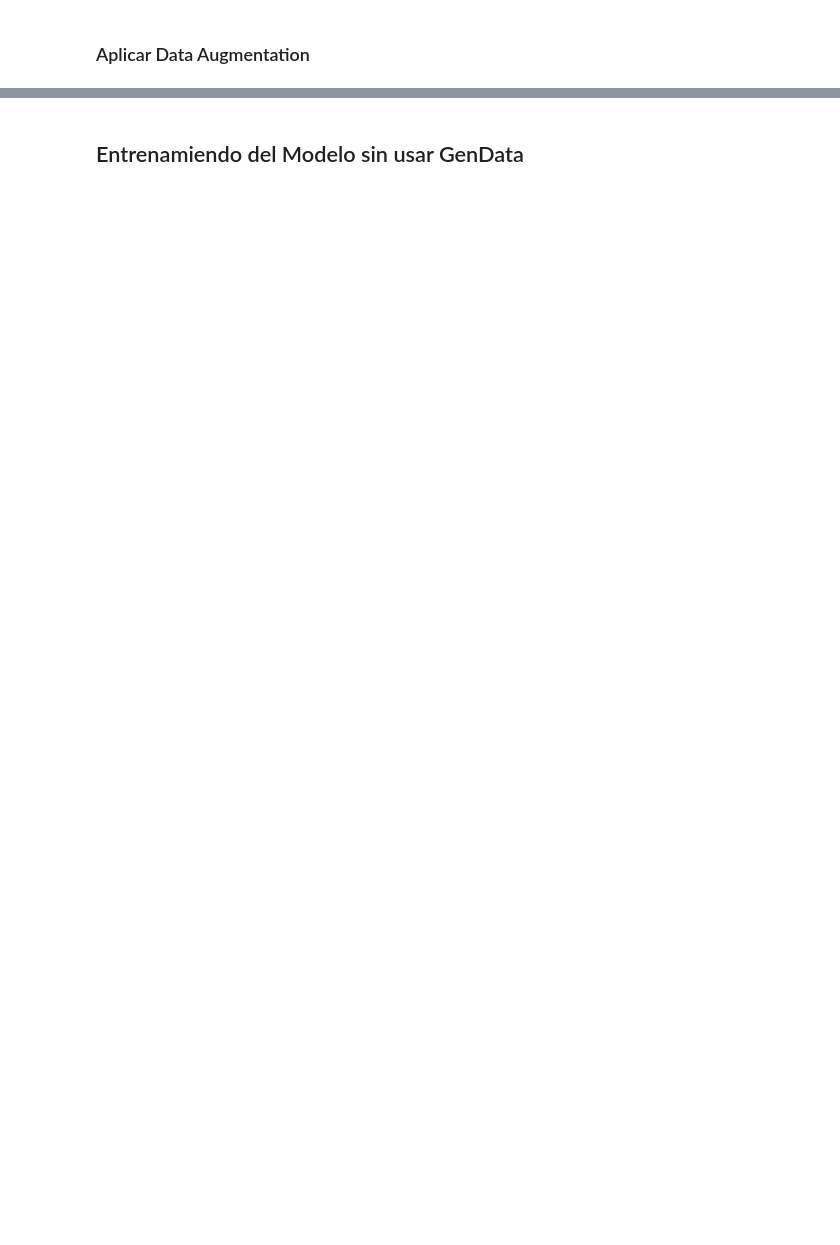
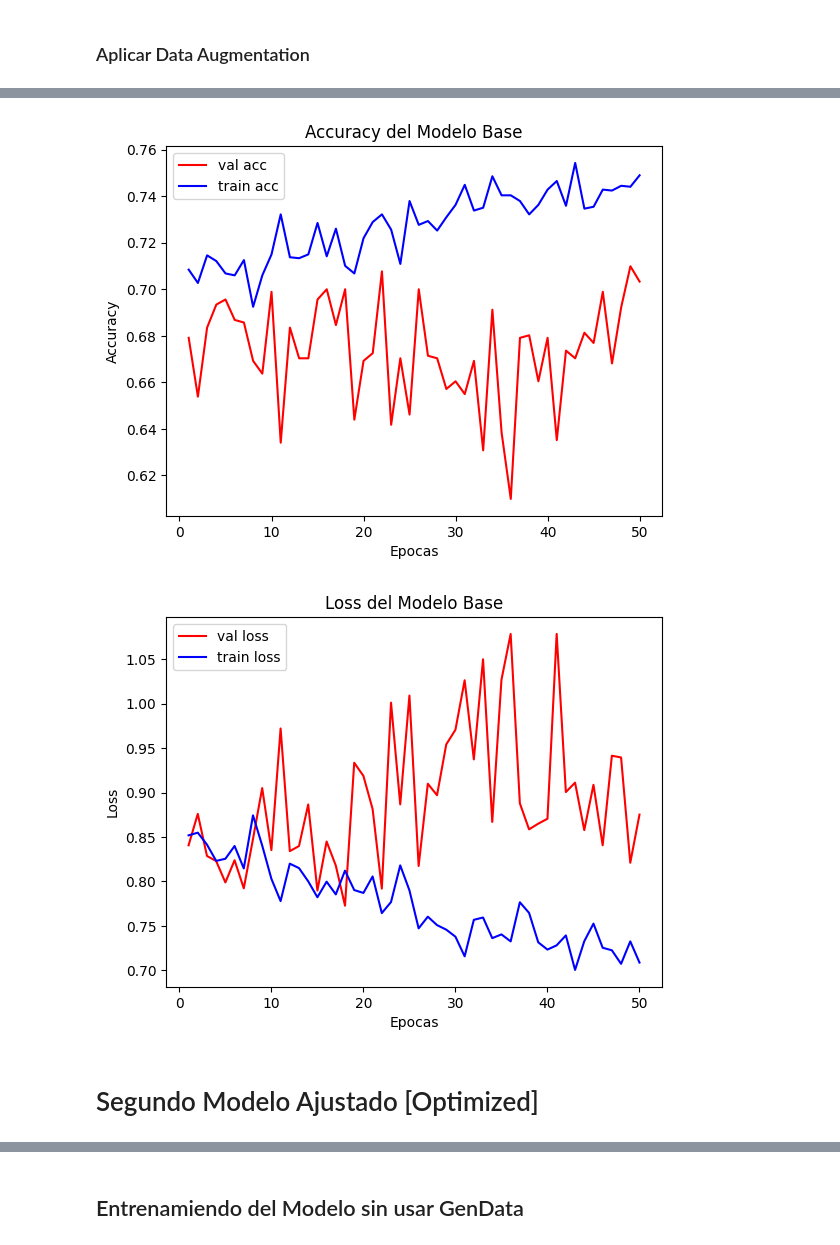
Before and after one commit to jorgeCastro-CVJJ/CarClassification-ML, a Jupyter notebook: Avance2ModeloAI_Carros_A01707735.ipynb, the cells around one changed output, grey strips where cells are left out. Cells and saved outputs as stored; diff of their text form; code cells hidden in the pictures; blank space fills up the shorter version.

```diff
--- a/Avance2ModeloAI_Carros_A01707735.ipynb
+++ b/Avance2ModeloAI_Carros_A01707735.ipynb
@@ -356,3 +390,47 @@ Found 813 images belonging to 7 classes.
+# %%
+# Declarar los valores a gráficar: Train y Val. Test se evaluó anterioremente
+train_accuracy = history_base.history['accuracy']
+train_loss = history_base.history['loss']
+
+val_accuracy = history_base.history['val_accuracy']
+val_loss = history_base.history['val_loss']
+
+num_epochs = range(1, len(train_accuracy) + 1)
+
+# Graficar Accuracy del Modelo
+plt.figure()
+
+# Definir las Series que vamos a graficar
+plt.plot(num_epochs, val_accuracy, 'r', label='val acc')
+plt.plot(num_epochs, train_accuracy, 'b', label='train acc')
+# plt.plot(num_epochs, test_accuracy, 'g', label='test acc')
+
+# Configuración de Labels y Titulo de la gráfica
+plt.title('Accuracy del Modelo Base')
+plt.xlabel('Epocas')
+plt.ylabel('Accuracy')
+plt.legend()
+
+# Graficar Loss del Modelo
+plt.figure()
+
+# Definir las Series que vamos a graficar
+plt.plot(num_epochs, val_loss, 'r', label='val loss')
+plt.plot(num_epochs, train_loss, 'b', label='train loss')
+# plt.plot(num_epochs, train_loss, 'g', label='test loss')
+
+# Configuración de Labels y título de gráfico
+plt.title('Loss del Modelo Base')
+plt.xlabel('Epocas')
+plt.ylabel('Loss')
+plt.legend()
+
+plt.show()
+# %% [output]
+[figure, added]
+[figure, added]
+# %% [markdown]
+# Segundo Modelo Ajustado [Optimized]
 # %%
 
 img_shape = (IMG_SIZE, IMG_SIZE, 3)
```
Also changed, not shown: parts of 41 cells of this notebook, 1 other file.
